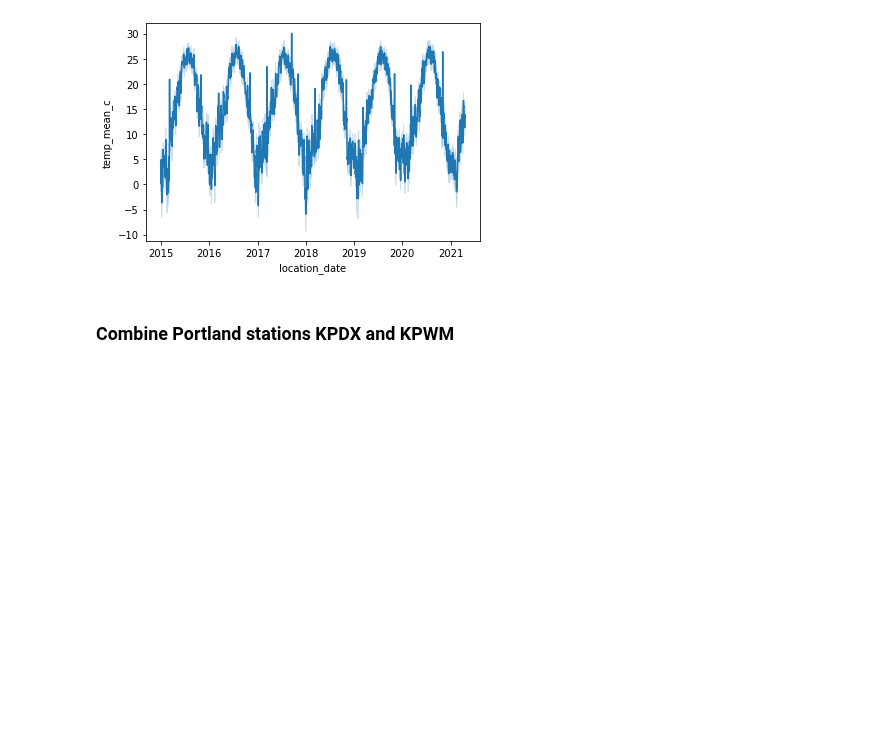
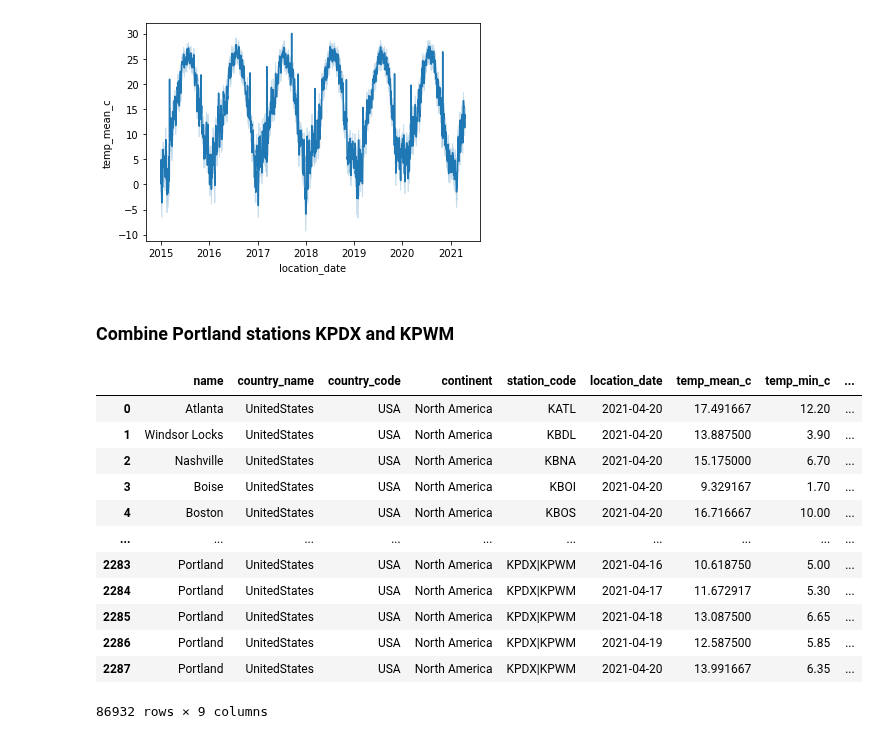
Before and after one commit to gautierdag/temperatures, a Jupyter notebook: main.ipynb, the cells around one changed output. Saved outputs shown, nothing was run; the diff lists cells and outputs as text; code cells hidden in the pictures; blank space fills up the shorter version.

```diff
--- a/main.ipynb
+++ b/main.ipynb
@@ -3,3 +3,13 @@ import pandas as pd
 
 pop_df = pd.read_csv("data/Population Data.csv")
 temp_df = pd.read_csv("data/Temperature Data.csv")
+
+temp_df.name.replace({"Chicago O'Hare": "Chicago",
+"Detroit/Wayne": "Detroit",
+"NYC/LaGuardia": "New York",
+"Phoenix/Sky HRBR": "Phoenix",
+"Sacramento/Execu": "Sacramento",
+"St Louis/Lambert": "St. Louis",
+"Wash DC/Dulles": "Washington",
+}, inplace=True)
+temp_df.location_date = pd.to_datetime(temp_df.location_date)
@@ -24,4 +64,20 @@ combine_portland_stations["station_code"] = "KPDX|KPWM"
 
 temp_df = temp_df[temp_df["name"]!="Portland"]
 temp_df = pd.concat([temp_df, combine_portland_stations])
+# %%
+temp_df
+# %% [output]
+|  | name | country_name | country_code | continent | station_code | location_date | temp_mean_c | temp_min_c | ... |
+| 0 | Atlanta | UnitedStates | USA | North America | KATL | 2021-04-20 | 17.491667 | 12.20 | ... |
+| 1 | Windsor Locks | UnitedStates | USA | North America | KBDL | 2021-04-20 | 13.887500 | 3.90 | ... |
+| 2 | Nashville | UnitedStates | USA | North America | KBNA | 2021-04-20 | 15.175000 | 6.70 | ... |
+| 3 | Boise | UnitedStates | USA | North America | KBOI | 2021-04-20 | 9.329167 | 1.70 | ... |
+| 4 | Boston | UnitedStates | USA | North America | KBOS | 2021-04-20 | 16.716667 | 10.00 | ... |
+| ... | ... | ... | ... | ... | ... | ... | ... | ... | ... |
+| 2283 | Portland | UnitedStates | USA | North America | KPDX|KPWM | 2021-04-16 | 10.618750 | 5.00 | ... |
+| 2284 | Portland | UnitedStates | USA | North America | KPDX|KPWM | 2021-04-17 | 11.672917 | 5.30 | ... |
+| 2285 | Portland | UnitedStates | USA | North America | KPDX|KPWM | 2021-04-18 | 13.087500 | 6.65 | ... |
+| 2286 | Portland | UnitedStates | USA | North America | KPDX|KPWM | 2021-04-19 | 12.587500 | 5.85 | ... |
+| 2287 | Portland | UnitedStates | USA | North America | KPDX|KPWM | 2021-04-20 | 13.991667 | 6.35 | ... |
+86932 rows × 9 columns
 # %%
```
Also changed, not shown: parts of 8 cells of this notebook.
